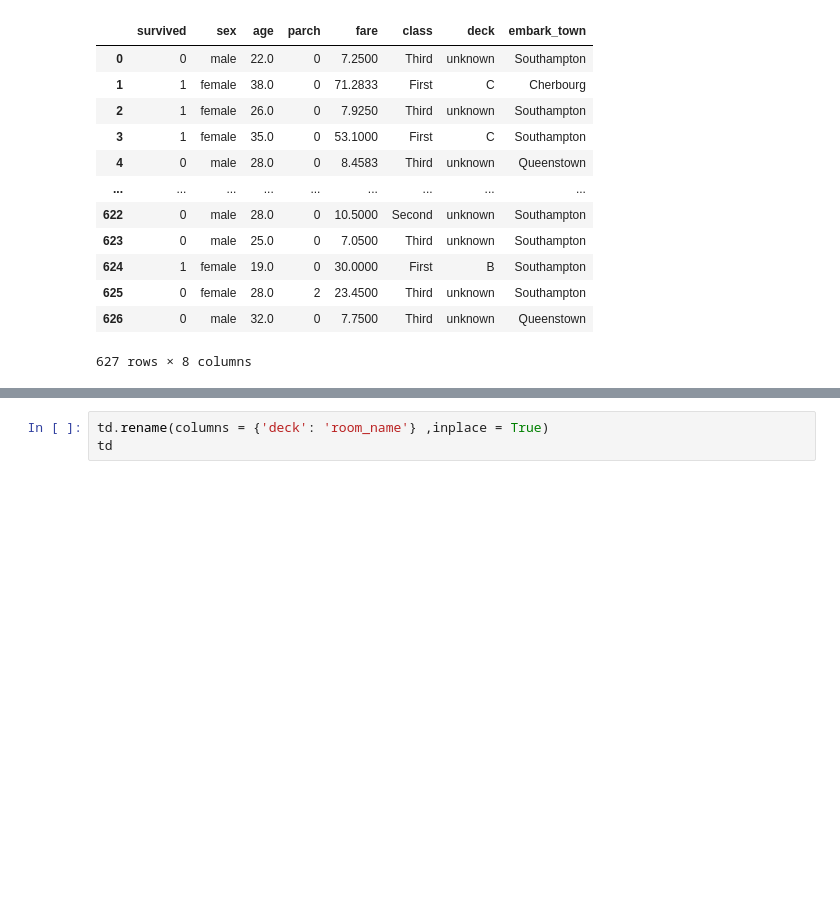
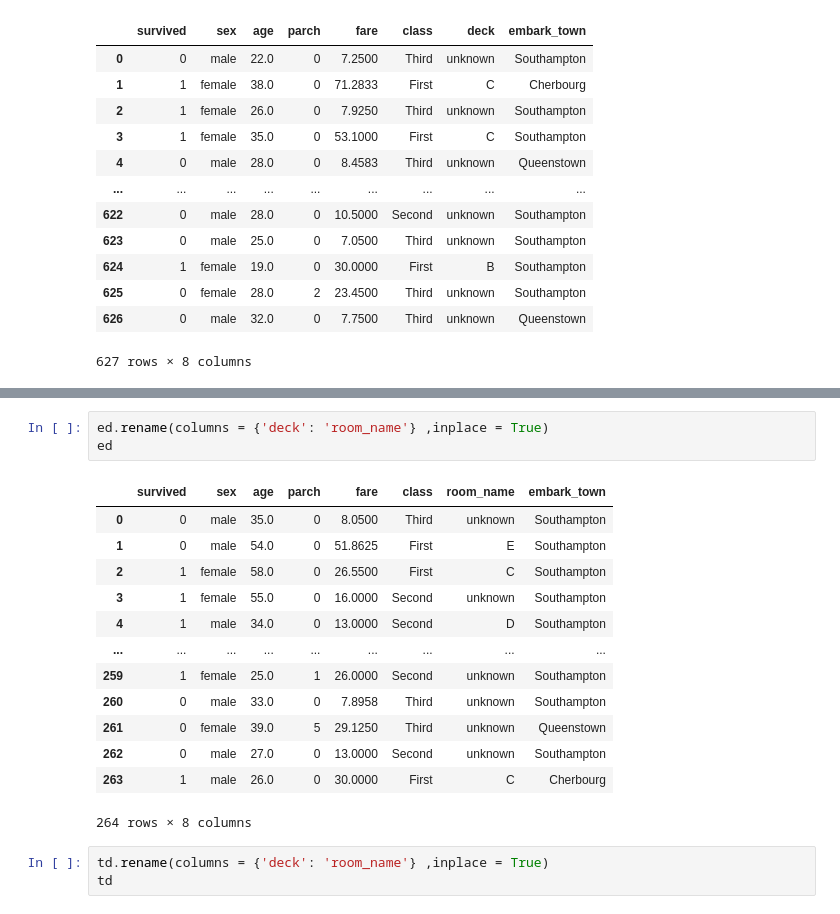
Before and after one commit to akihiro-git-hub/TensowFlow-, a Jupyter notebook: pandas_data_analysis _all_columns.ipynb, the cells around one changed output, grey strips where cells are left out. Cells and saved outputs as stored; diff of their text form; blank space fills up the shorter version.

```diff
--- a/pandas_data_analysis _all_columns.ipynb
+++ b/pandas_data_analysis _all_columns.ipynb
@@ -77,3 +132,20 @@ td
+# %%
+ed.rename(columns = {'deck': 'room_name'} ,inplace = True)
+ed
+# %% [output]
+|  | survived | sex | age | parch | fare | class | room_name | embark_town |
+| 0 | 0 | male | 35.0 | 0 | 8.0500 | Third | unknown | Southampton |
+| 1 | 0 | male | 54.0 | 0 | 51.8625 | First | E | Southampton |
+| 2 | 1 | female | 58.0 | 0 | 26.5500 | First | C | Southampton |
+| 3 | 1 | female | 55.0 | 0 | 16.0000 | Second | unknown | Southampton |
+| 4 | 1 | male | 34.0 | 0 | 13.0000 | Second | D | Southampton |
+| ... | ... | ... | ... | ... | ... | ... | ... | ... |
+| 259 | 1 | female | 25.0 | 1 | 26.0000 | Second | unknown | Southampton |
+| 260 | 0 | male | 33.0 | 0 | 7.8958 | Third | unknown | Southampton |
+| 261 | 0 | female | 39.0 | 5 | 29.1250 | Third | unknown | Queenstown |
+| 262 | 0 | male | 27.0 | 0 | 13.0000 | Second | unknown | Southampton |
+| 263 | 1 | male | 26.0 | 0 | 30.0000 | First | C | Cherbourg |
+264 rows × 8 columns
 # %%
 td.rename(columns = {'deck': 'room_name'} ,inplace = True)
 td
```
Also changed, not shown: parts of 9 cells of this notebook, 36 other files.
